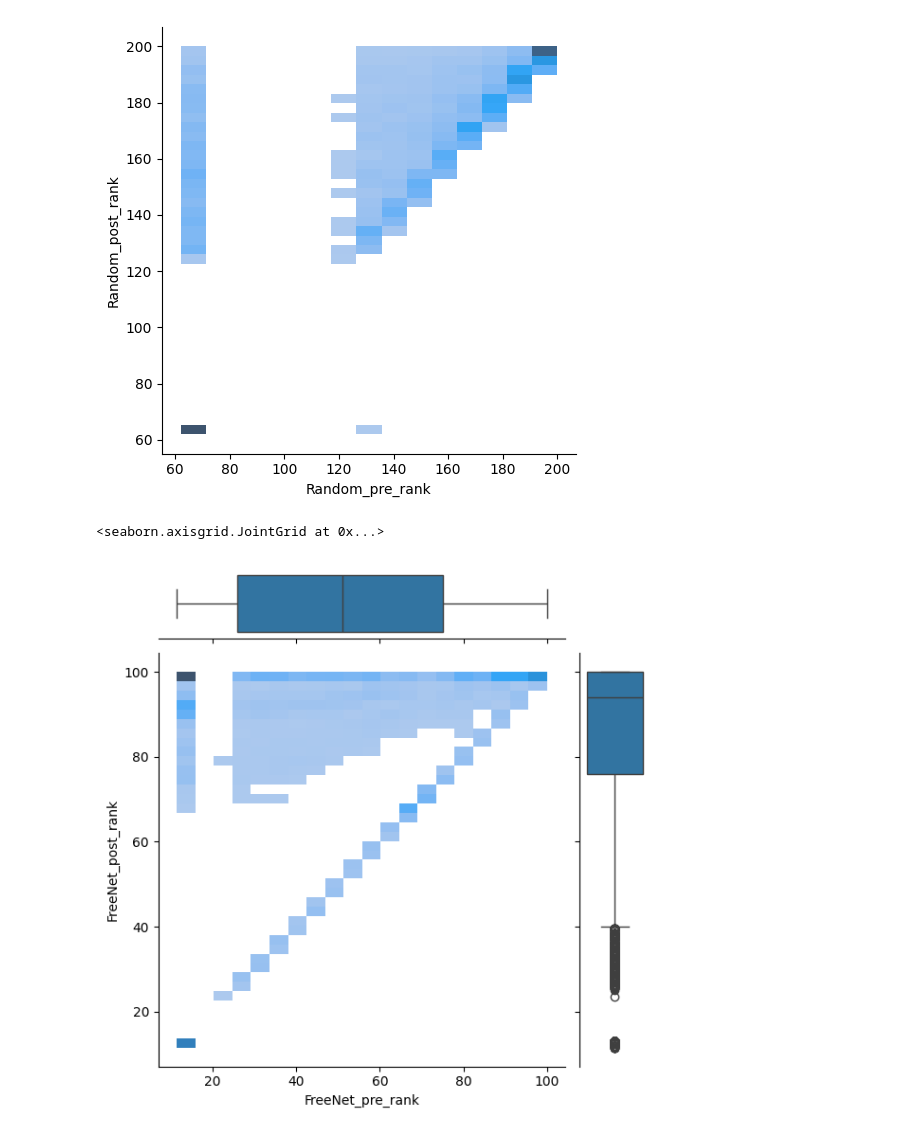
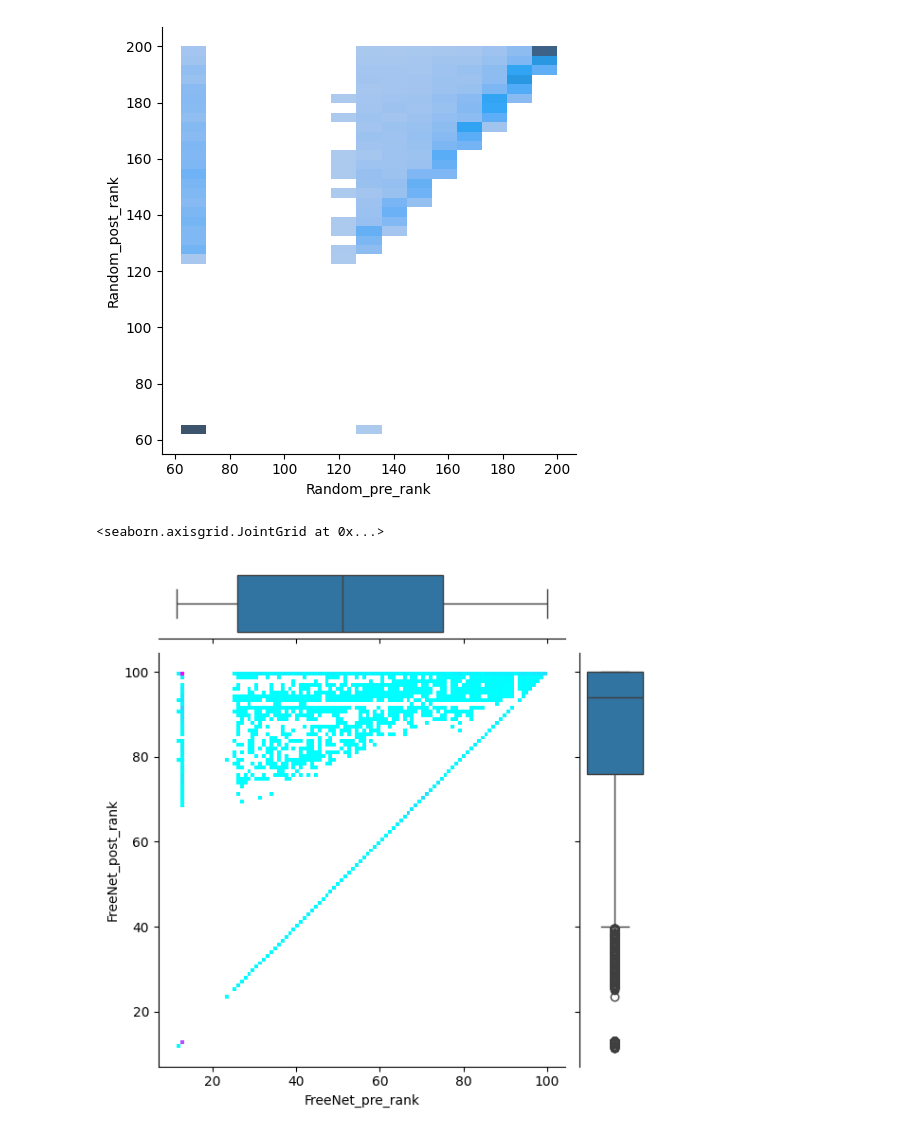
Before and after one commit to Poutchy/temp, a Jupyter notebook: EBA_graph.ipynb, the cells around one changed output. Cells and saved outputs as stored; diff of their text form; code cells hidden in the pictures.

```diff
--- a/EBA_graph.ipynb
+++ b/EBA_graph.ipynb
@@ -926,10 +966,10 @@ sns.displot(data=data, x="Random_pre_rank", y="Random_post_rank")
 [figure]
 # %%
 g = sns.JointGrid(data=data, x="FreeNet_pre_rank", y="FreeNet_post_rank")
-g.plot_joint(sns.histplot)
+g.plot_joint(sns.histplot, bins=100, cmap="cool")
 g.plot_marginals(sns.boxplot)
 # %% [output]
 <seaborn.axisgrid.JointGrid at 0x...>
-[figure, old version]
+[figure, new version]
 # %%
 g = sns.JointGrid(data=data, x="Reversed_pre_rank", y="Reversed_post_rank")
```
Also changed, not shown: parts of 9 cells of this notebook.
